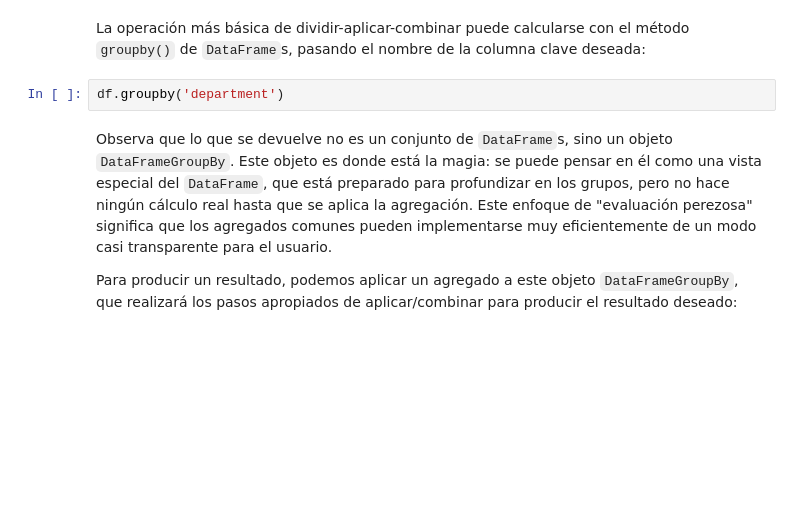
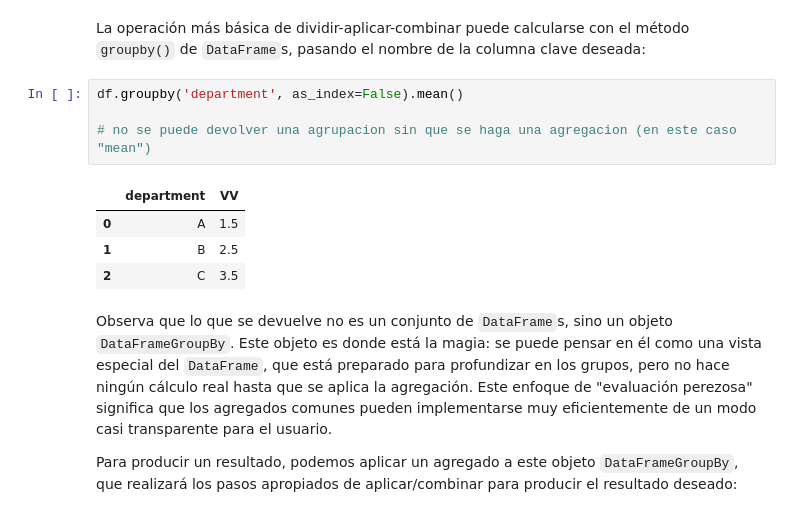
Before and after one commit to FedeThione/DS_PT_09_2023, a Jupyter notebook: Data_Analysis/2-Pandas/Teoría/8_Aggregation-and-Grouping.ipynb, the cells around one changed output. Saved outputs shown, nothing was run; the diff lists cells and outputs as text; blank space fills up the shorter version.

```diff
--- a/Data_Analysis/2-Pandas/Teoría/8_Aggregation-and-Grouping.ipynb
+++ b/Data_Analysis/2-Pandas/Teoría/8_Aggregation-and-Grouping.ipynb
@@ -202,7 +209,14 @@ df
 # %% [markdown]
 La operación más básica de dividir-aplicar-combinar puede calcularse con el método ``groupby()`` de ``DataFrame``s, pasando el nombre de la columna clave deseada:
-# %%
-df.groupby('department')
+# %%
+df.groupby('department', as_index=False).mean()
+
+# no se puede devolver una agrupacion sin que se haga una agregacion (en este caso "mean")
+# %% [output]
+|  | department | VV |
+| 0 | A | 1.5 |
+| 1 | B | 2.5 |
+| 2 | C | 3.5 |
 # %% [markdown]
 Observa que lo que se devuelve no es un conjunto de ``DataFrame``s, sino un objeto ``DataFrameGroupBy``.
 Este objeto es donde está la magia: se puede pensar en él como una vista especial del ``DataFrame``, que está preparado para profundizar en los grupos, pero no hace ningún cálculo real hasta que se aplica la agregación.
```
Also changed, not shown: parts of 34 cells of this notebook.
